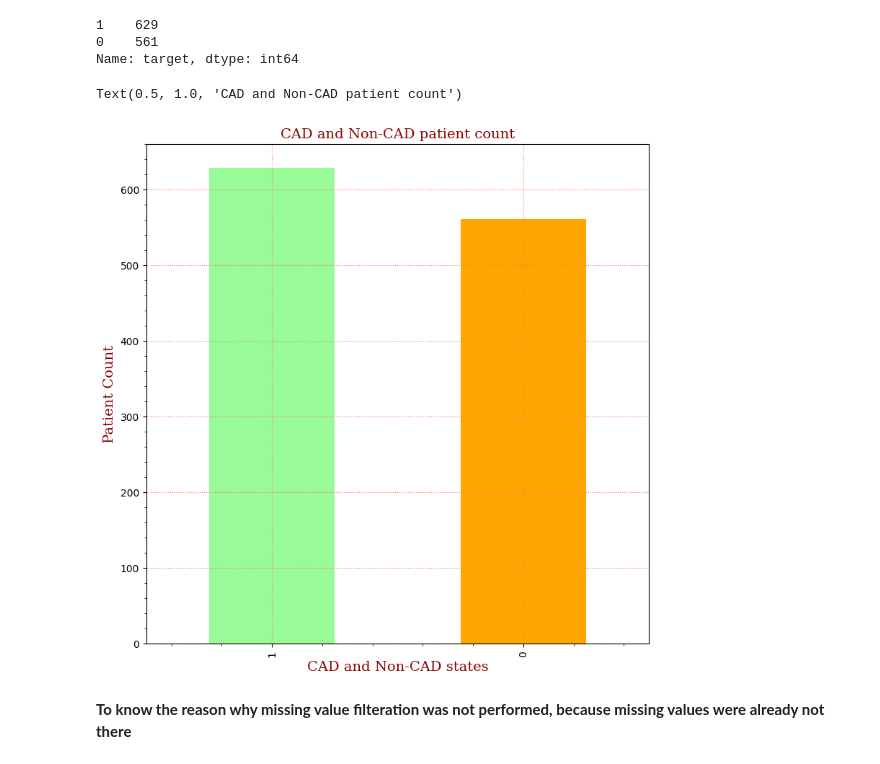
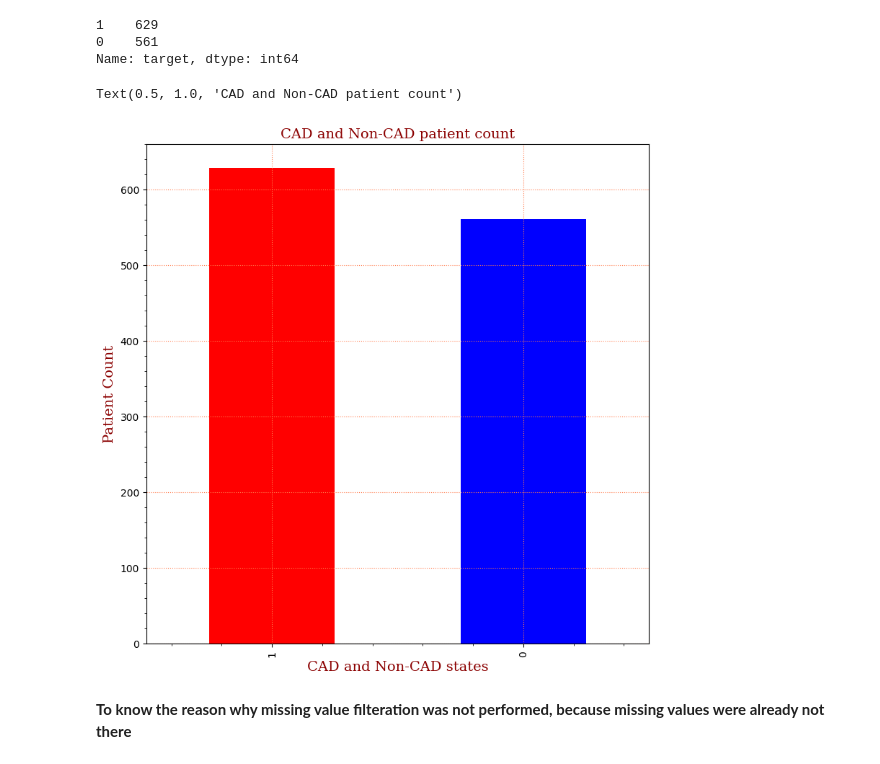
Before and after one commit to wakilahmadhamidi/Heart_Disease_Detection, a Jupyter notebook: Coronary_Artery_Disease.ipynb, the cells around one changed output. Saved outputs shown, nothing was run; the diff lists cells and outputs as text; code cells hidden in the pictures.

```diff
--- a/Coronary_Artery_Disease.ipynb
+++ b/Coronary_Artery_Disease.ipynb
@@ -514,15 +544,15 @@ bar_font = {'family': 'serif',
         'size': 14,
         }
 # %%
-data['target'].value_counts().plot(kind='bar', figsize=(9,9), color= ['palegreen','orange'])
+data['target'].value_counts().plot(kind='bar', figsize=(9,9), color= ['red','blue'])
 plt.minorticks_on()
 plt.grid(which='major',color='coral',linestyle=':')
 plt.xlabel('CAD and Non-CAD states',fontdict=bar_font)
 plt.ylabel('Patient Count',fontdict=bar_font)
 plt.title('CAD and Non-CAD patient count',fontdict=bar_font)
 # %% [output]
 Text(0.5, 1.0, 'CAD and Non-CAD patient count')
-[figure, old version]
+[figure, new version]
 # %% [markdown]
 **To know the reason why missing value filteration was not performed, because missing values were already not there**
 # %%
```
Also changed, not shown: parts of 25 cells of this notebook.
